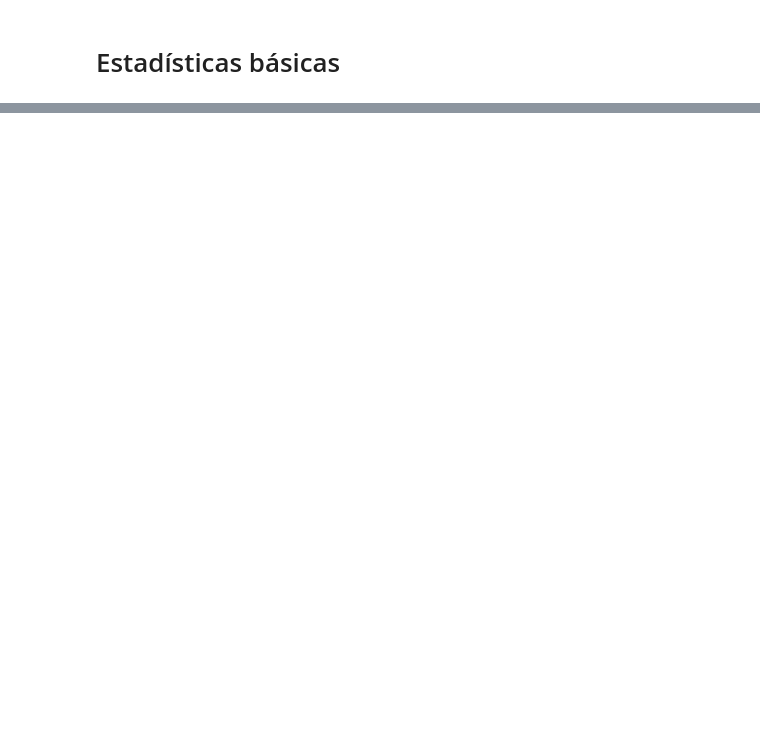
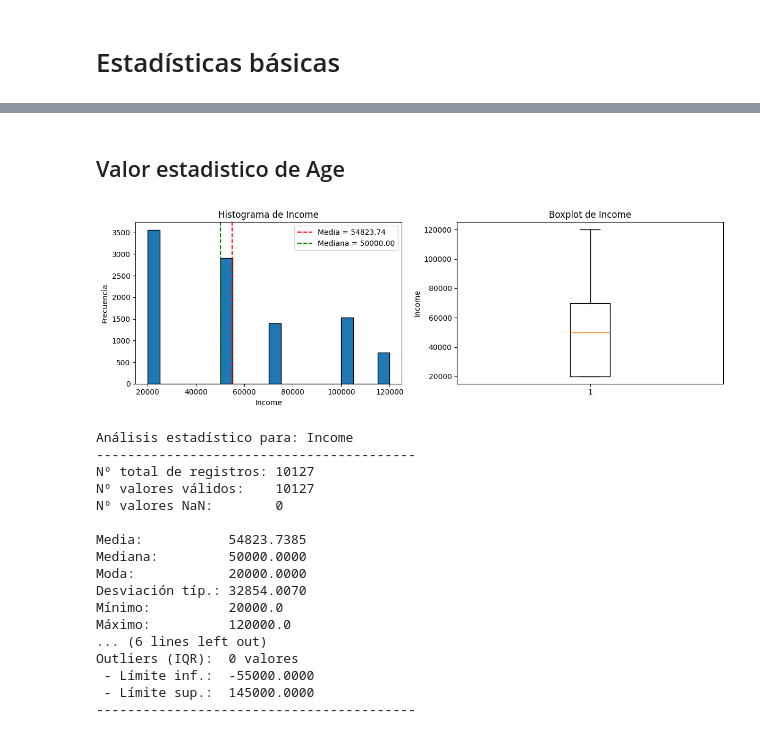
Before and after one commit to jairosann/Trabajo-Programaci-n, a Jupyter notebook: Programacion2.ipynb, the cells around one changed output, grey strips where cells are left out. Saved outputs shown, nothing was run; the diff lists cells and outputs as text; code cells hidden in the pictures; blank space fills up the shorter version.

```diff
--- a/Programacion2.ipynb
+++ b/Programacion2.ipynb
@@ -506,0 +628,23 @@ Bank_Customers
+# %% [markdown]
+## Valor estadistico de Age
+# %%
+analizar_columna(Bank_Customers, 'Income')
+# %% [output]
+[figure, added]
+Análisis estadístico para: Income
+-----------------------------------------
+Nº total de registros: 10127
+Nº valores válidos:    10127
+Nº valores NaN:        0
+
+Media:           54823.7385
+Mediana:         50000.0000
+Moda:            20000.0000
+Desviación típ.: 32854.0070
+Mínimo:          20000.0
+Máximo:          120000.0
+... (6 lines left out)
+Outliers (IQR):  0 valores
+ - Límite inf.:  -55000.0000
+ - Límite sup.:  145000.0000
+-----------------------------------------
```
Also changed, not shown: parts of 66 cells of this notebook, 2 other files.
